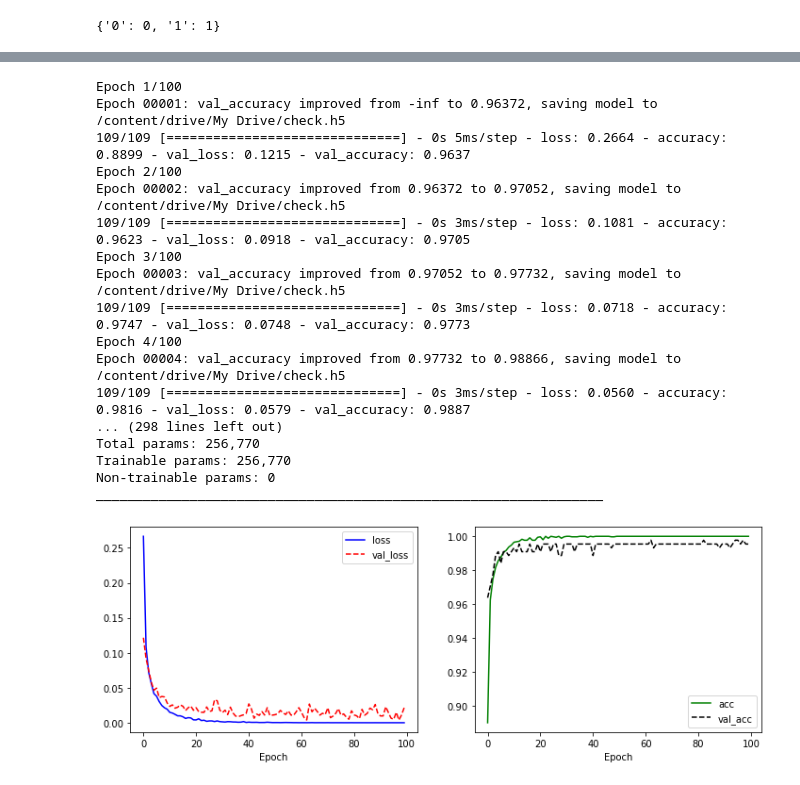
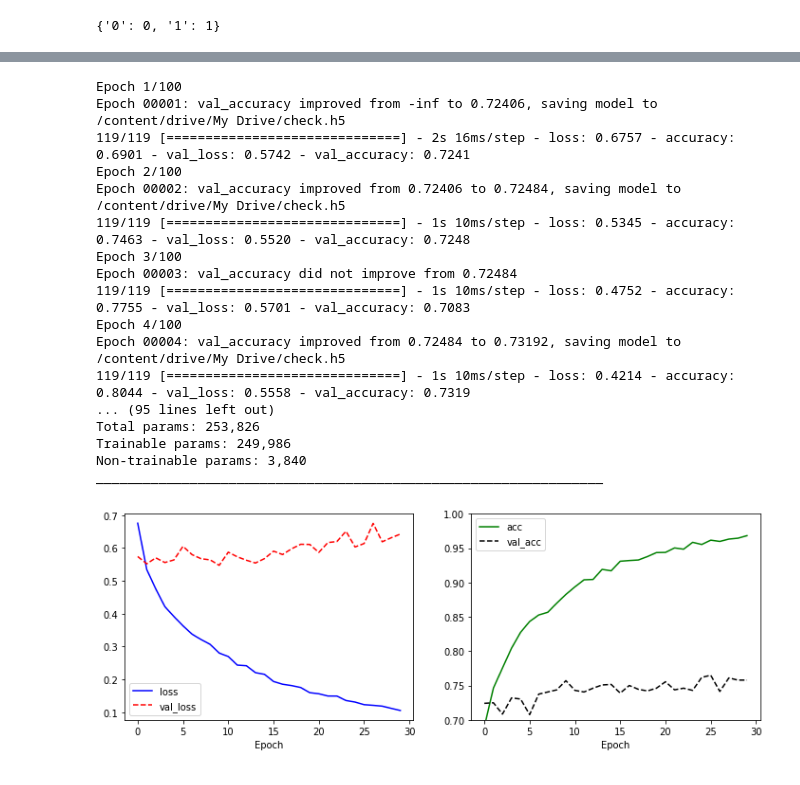
Before and after one commit to Lagom92/DreamAi, a Jupyter notebook: audio/audio_model.ipynb, the cells around one changed output, grey strips where cells are left out. Saved outputs shown, nothing was run; the diff lists cells and outputs as text; code cells hidden in the pictures.

Commit message:
model_update

```diff
--- a/audio/audio_model.ipynb
+++ b/audio/audio_model.ipynb
@@ -135,10 +110,0 @@ print(valid_Y.shape)
-# %%
-model = tf.keras.Sequential([
-                             tf.keras.layers.Dense(256, activation= 'relu', input_shape = (1000,)),
-                             tf.keras.layers.Dropout(0.5),
-                             tf.keras.layers.Dense(2,activation='softmax')
-])
-model.compile(tf.optimizers.RMSprop(0.0001),
-              loss = 'categorical_crossentropy',
-              metrics=['accuracy'])
-model.summary()
@@ -159,0 +117,28 @@ _________________________________________________________________
+# %%
+def build_model(feature_model):
+
+    inputs = Input(shape=feature_model.output.shape[1:])
+
+    x = GlobalAveragePooling2D()(inputs)
+    x = BatchNormalization()(x)
+    x = Dense(128, activation='relu')(x)
+    x = Dropout(0.5)(x)
+
+    outputs = Dense(2, activation='softmax', name='covid_output')(x)
+
+    model = Model(inputs=inputs,
+                 outputs = outputs)
+
+    init_lr = 0.0001
+    opt = Adam(lr=init_lr)
+    model.compile(optimizer=opt,
+                  loss= 'categorical_crossentropy',
+                  metrics='accuracy')
+
+
+    return model
+# %%
+model = build_model(feature_model)
+
+
+model.summary()
@@ -168,7 +174,7 @@ cp = ModelCheckpoint(filepath=checkpoint_path,
                                 monitor='val_accuracy',
                                 verbose=1)
 
-es = EarlyStopping(patience=50, verbose=1)
+es = EarlyStopping(patience=20, verbose=1)
 history = model.fit(train_features, train_Y,
                     validation_data=(valid_features, valid_Y),
                     epochs = 100,
@@ -177,41 +183,42 @@ history = model.fit(train_features, train_Y,
 model.summary()
 # %% [output]
 Epoch 1/100
-Epoch 00001: val_accuracy improved from -inf to 0.96372, saving model to /content/drive/My Drive/check.h5
-109/109 [==============================] - 0s 5ms/step - loss: 0.2664 - accuracy: 0.8899 - val_loss: 0.1215 - val_accuracy: 0.9637
+Epoch 00001: val_accuracy improved from -inf to 0.72406, saving model to /content/drive/My Drive/check.h5
+119/119 [==============================] - 2s 16ms/step - loss: 0.6757 - accuracy: 0.6901 - val_loss: 0.5742 - val_accuracy: 0.7241
 Epoch 2/100
-Epoch 00002: val_accuracy improved from 0.96372 to 0.97052, saving model to /content/drive/My Drive/check.h5
-109/109 [==============================] - 0s 3ms/step - loss: 0.1081 - accuracy: 0.9623 - val_loss: 0.0918 - val_accuracy: 0.9705
+Epoch 00002: val_accuracy improved from 0.72406 to 0.72484, saving model to /content/drive/My Drive/check.h5
+119/119 [==============================] - 1s 10ms/step - loss: 0.5345 - accuracy: 0.7463 - val_loss: 0.5520 - val_accuracy: 0.7248
 Epoch 3/100
-Epoch 00003: val_accuracy improved from 0.97052 to 0.97732, saving model to /content/drive/My Drive/check.h5
-109/109 [==============================] - 0s 3ms/step - loss: 0.0718 - accuracy: 0.9747 - val_loss: 0.0748 - val_accuracy: 0.9773
+Epoch 00003: val_accuracy did not improve from 0.72484
+119/119 [==============================] - 1s 10ms/step - loss: 0.4752 - accuracy: 0.7755 - val_loss: 0.5701 - val_accuracy: 0.7083
 Epoch 4/100
-Epoch 00004: val_accuracy improved from 0.97732 to 0.98866, saving model to /content/drive/My Drive/check.h5
-109/109 [==============================] - 0s 3ms/step - loss: 0.0560 - accuracy: 0.9816 - val_loss: 0.0579 - val_accuracy: 0.9887
-... (298 lines left out)
-Total params: 256,770
-Trainable params: 256,770
-Non-trainable params: 0
+Epoch 00004: val_accuracy improved from 0.72484 to 0.73192, saving model to /content/drive/My Drive/check.h5
+119/119 [==============================] - 1s 10ms/step - loss: 0.4214 - accuracy: 0.8044 - val_loss: 0.5558 - val_accuracy: 0.7319
+... (95 lines left out)
+Total params: 253,826
+Trainable params: 249,986
+Non-trainable params: 3,840
 _________________________________________________________________
 # %%
-import matplotlib.pyplot as plt
+    import matplotlib.pyplot as plt
 plt.figure(figsize = (12,4))
 
 plt.subplot(1,2,1)
 plt.plot(history.history['loss'], 'b-', label = 'loss')
 plt.plot(history.history['val_loss'], 'r--', label = 'val_loss')
 plt.xlabel('Epoch')
 plt.legend()
 
 plt.subplot(1,2,2)
 plt.plot(history.history['accuracy'], 'g-', label = 'acc')
 plt.plot(history.history['val_accuracy'], 'k--', label = 'val_acc')
 plt.xlabel('Epoch')
+plt.ylim([0.7, 1])
 plt.legend()
 
 plt.show()
 # %% [output]
-[figure, old version]
+[figure, new version]
 # %%
 results = model.evaluate(valid_features, valid_Y)
 print('Test accuracy: ', results[1])
```
Also changed, not shown: parts of 19 cells of this notebook.
